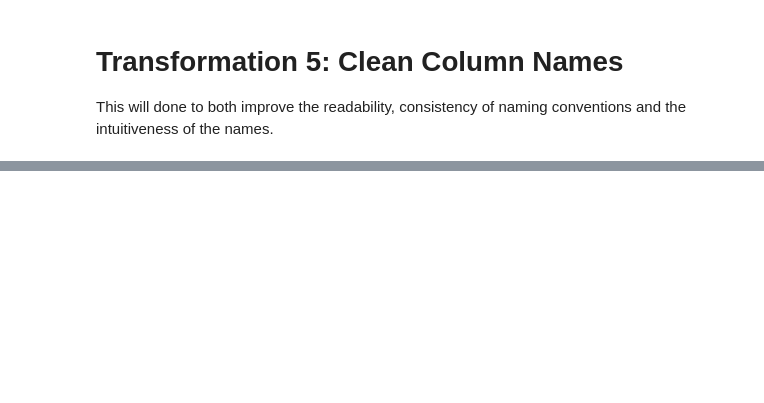
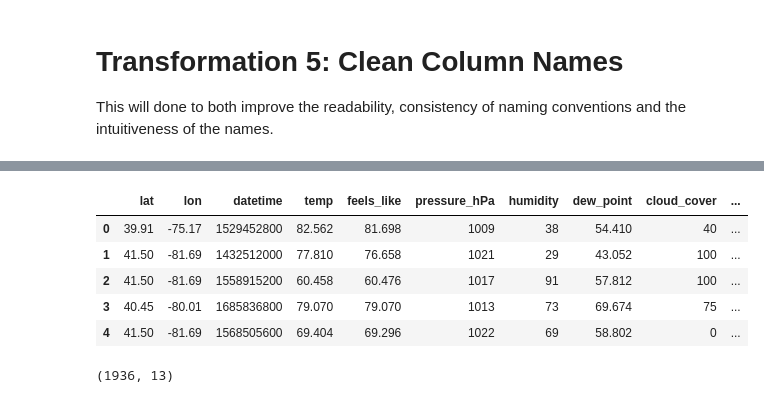
Before and after one commit to Matt-Heinen/DSC-540, a Jupyter notebook: Term Project/Heinen_DSC540_Milestone_4_FULL_API_CALL.ipynb, the cells around one changed output, grey strips where cells are left out. Drawn from its saved outputs; the diff is of its cells as text; code cells hidden in the pictures; blank space fills up the shorter version.

```diff
--- a/Term Project/Heinen_DSC540_Milestone_4_FULL_API_CALL.ipynb
+++ b/Term Project/Heinen_DSC540_Milestone_4_FULL_API_CALL.ipynb
@@ -427,0 +454,25 @@ This will done to both improve the readability, consistency of naming convention
+# %%
+# Define a function to convert hPa to atm
+def hpa_to_atm(h):
+    return h * 0.0009869233
+# %%
+# Apply the conversion function hpa_to_atm and add a column pressure_atm
+carlos_weather['pressure_atm'] = carlos_weather['pressure'].apply(hpa_to_atm)
+# %%
+# Rename pressure to pressure_hPa
+carlos_weather = carlos_weather.rename(columns={'pressure': 'pressure_hPa'})
+# %%
+# View Results
+carlos_weather.head(5)
+# %% [output]
+|  | lat | lon | datetime | temp | feels_like | pressure_hPa | humidity | dew_point | cloud_cover | ... |
+| 0 | 39.91 | -75.17 | 1529452800 | 82.562 | 81.698 | 1009 | 38 | 54.410 | 40 | ... |
+| 1 | 41.50 | -81.69 | 1432512000 | 77.810 | 76.658 | 1021 | 29 | 43.052 | 100 | ... |
+| 2 | 41.50 | -81.69 | 1558915200 | 60.458 | 60.476 | 1017 | 91 | 57.812 | 100 | ... |
+| 3 | 40.45 | -80.01 | 1685836800 | 79.070 | 79.070 | 1013 | 73 | 69.674 | 75 | ... |
+| 4 | 41.50 | -81.69 | 1568505600 | 69.404 | 69.296 | 1022 | 69 | 58.802 | 0 | ... |
+# %%
+# View the shape of dataframe.
+carlos_weather.shape
+# %% [output]
+(1936, 13)
```
Also changed, not shown: parts of 7 cells of this notebook, 1 other file.
